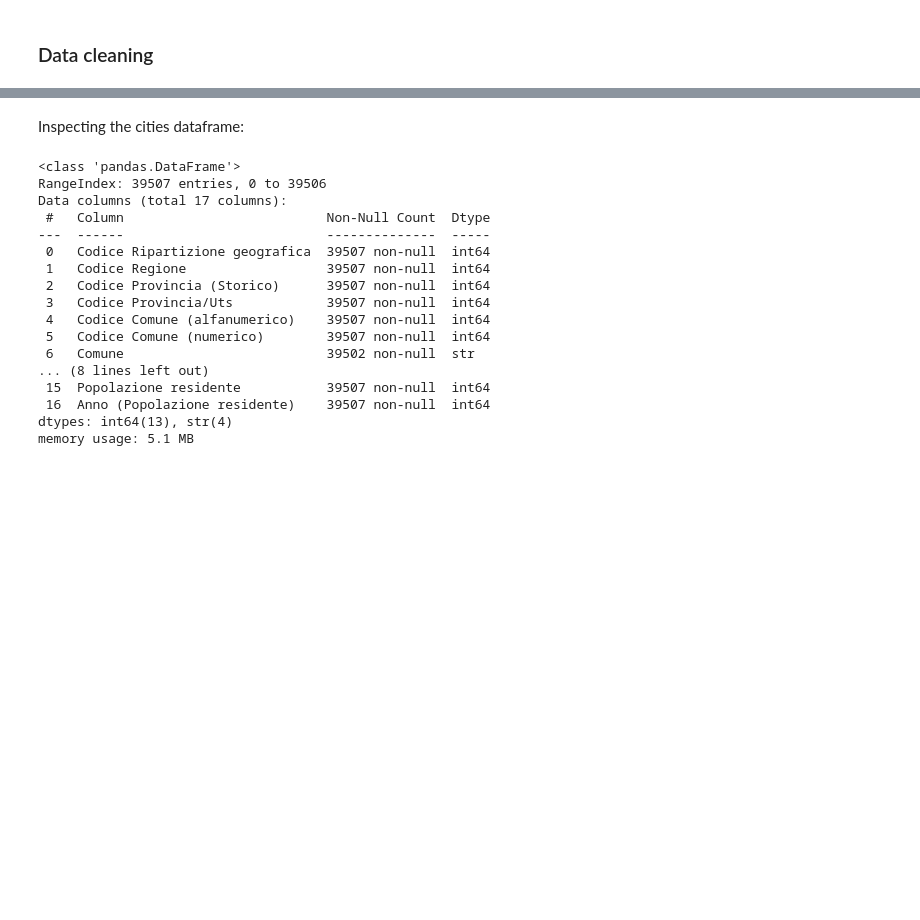
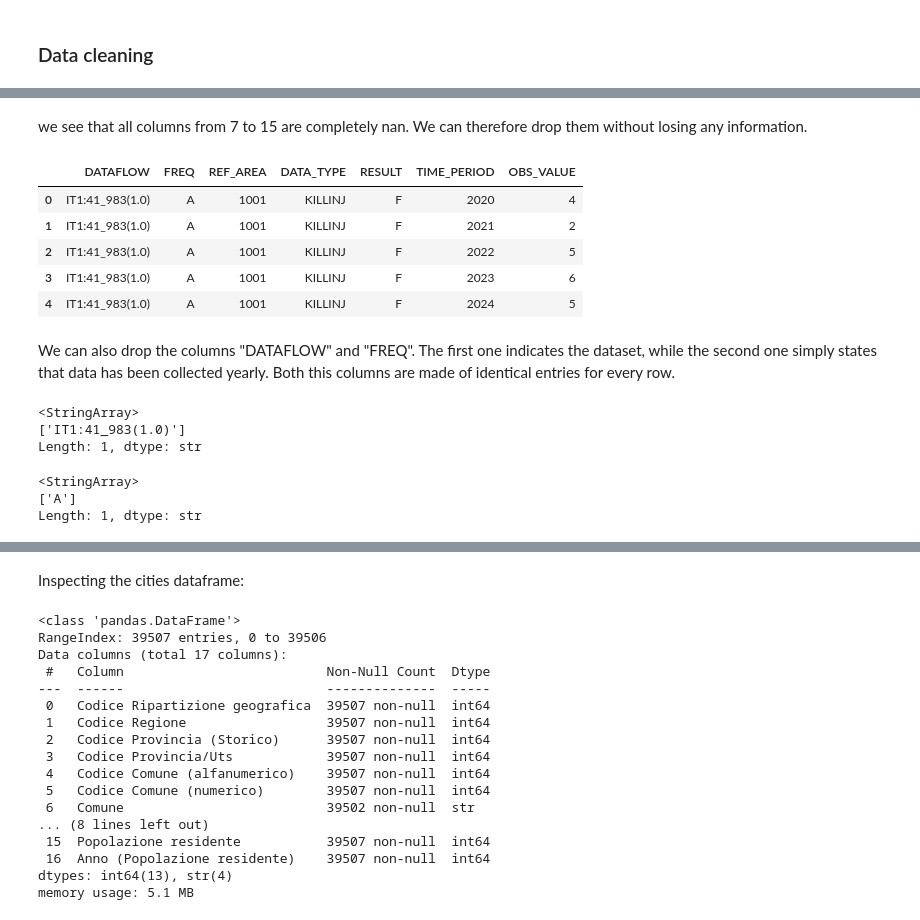
Before and after one commit to MarcoTosoni/boolean_project, a Jupyter notebook: data_analysis.ipynb, the cells around one changed output, grey strips where cells are left out. Saved outputs shown, nothing was run; the diff lists cells and outputs as text; code cells hidden in the pictures; blank space fills up the shorter version.

```diff
--- a/data_analysis.ipynb
+++ b/data_analysis.ipynb
@@ -40,0 +85,26 @@ cities.head()
+# %% [markdown]
+we see that all columns from 7 to 15 are completely nan. We can therefore drop them without losing any information.
+# %%
+crashes = crashes.dropna(axis=1,how='all')
+crashes.head()
+# %% [output]
+|  | DATAFLOW | FREQ | REF_AREA | DATA_TYPE | RESULT | TIME_PERIOD | OBS_VALUE |
+| 0 | IT1:41_983(1.0) | A | 1001 | KILLINJ | F | 2020 | 4 |
+| 1 | IT1:41_983(1.0) | A | 1001 | KILLINJ | F | 2021 | 2 |
+| 2 | IT1:41_983(1.0) | A | 1001 | KILLINJ | F | 2022 | 5 |
+| 3 | IT1:41_983(1.0) | A | 1001 | KILLINJ | F | 2023 | 6 |
+| 4 | IT1:41_983(1.0) | A | 1001 | KILLINJ | F | 2024 | 5 |
+# %% [markdown]
+We can also drop the columns "DATAFLOW" and "FREQ". The first one indicates the dataset, while the second one simply states that data has been collected yearly. Both this columns are made of identical entries for every row.
+# %%
+crashes['DATAFLOW'].unique()
+# %% [output]
+<StringArray>
+['IT1:41_983(1.0)']
+Length: 1, dtype: str
+# %%
+crashes['FREQ'].unique()
+# %% [output]
+<StringArray>
+['A']
+Length: 1, dtype: str
```
Also changed, not shown: parts of 11 cells of this notebook.
